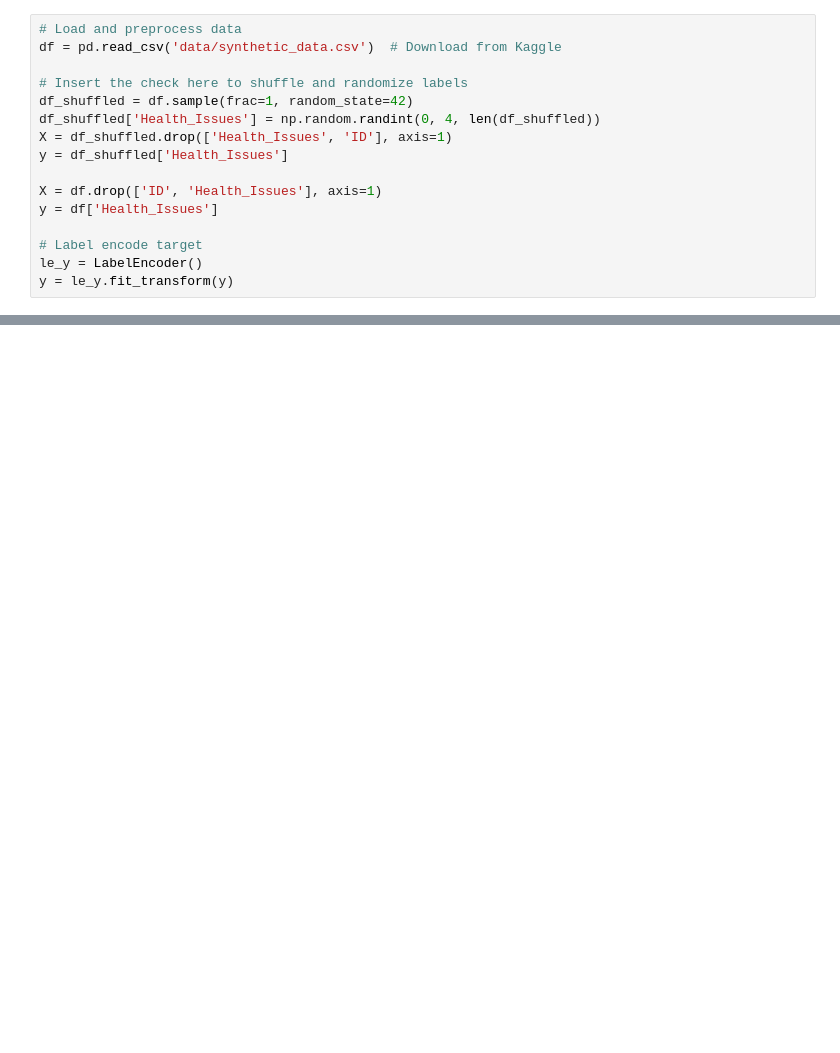
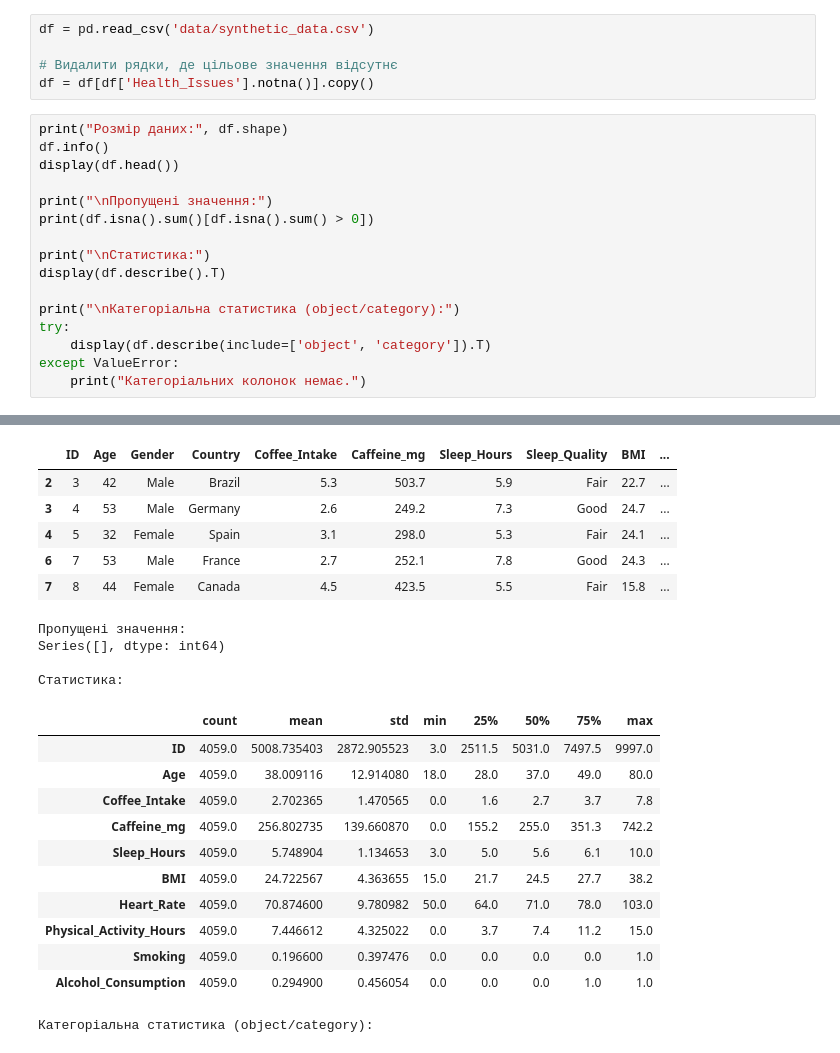
Before and after one commit to stepan-redka/ML-42-1, a Jupyter notebook: main4.ipynb, the cells around one changed output, grey strips where cells are left out. Drawn from its saved outputs; the diff is of its cells as text; blank space fills up the shorter version.

```diff
--- a/main4.ipynb
+++ b/main4.ipynb
@@ -12,16 +15,22 @@ import seaborn as sns
-# %%
-# Load and preprocess data
-df = pd.read_csv('data/synthetic_data.csv')  # Download from Kaggle
-
-# Insert the check here to shuffle and randomize labels
-df_shuffled = df.sample(frac=1, random_state=42)
-df_shuffled['Health_Issues'] = np.random.randint(0, 4, len(df_shuffled))
-X = df_shuffled.drop(['Health_Issues', 'ID'], axis=1)
-y = df_shuffled['Health_Issues']
-
-X = df.drop(['ID', 'Health_Issues'], axis=1)
-y = df['Health_Issues']
-
-# Label encode target
-le_y = LabelEncoder()
-y = le_y.fit_transform(y)
+# %%
+df = pd.read_csv('data/synthetic_data.csv')
+
+# Видалити рядки, де цільове значення відсутнє
+df = df[df['Health_Issues'].notna()].copy()
+# %%
+print("Розмір даних:", df.shape)
+df.info()
+display(df.head())
+
+print("\nПропущені значення:")
+print(df.isna().sum()[df.isna().sum() > 0])
+
+print("\nСтатистика:")
+display(df.describe().T)
+
+print("\nКатегоріальна статистика (object/category):")
+try:
+    display(df.describe(include=['object', 'category']).T)
+except ValueError:
+    print("Категоріальних колонок немає.")
+# %% [output]
@@ -27,0 +54,22 @@ y = le_y.fit_transform(y)
+|  | ID | Age | Gender | Country | Coffee_Intake | Caffeine_mg | Sleep_Hours | Sleep_Quality | BMI | ... |
+| 2 | 3 | 42 | Male | Brazil | 5.3 | 503.7 | 5.9 | Fair | 22.7 | ... |
+| 3 | 4 | 53 | Male | Germany | 2.6 | 249.2 | 7.3 | Good | 24.7 | ... |
+| 4 | 5 | 32 | Female | Spain | 3.1 | 298.0 | 5.3 | Fair | 24.1 | ... |
+| 6 | 7 | 53 | Male | France | 2.7 | 252.1 | 7.8 | Good | 24.3 | ... |
+| 7 | 8 | 44 | Female | Canada | 4.5 | 423.5 | 5.5 | Fair | 15.8 | ... |
+Пропущені значення:
+Series([], dtype: int64)
+
+Статистика:
+|  | count | mean | std | min | 25% | 50% | 75% | max |
+| ID | 4059.0 | 5008.735403 | 2872.905523 | 3.0 | 2511.5 | 5031.0 | 7497.5 | 9997.0 |
+| Age | 4059.0 | 38.009116 | 12.914080 | 18.0 | 28.0 | 37.0 | 49.0 | 80.0 |
+| Coffee_Intake | 4059.0 | 2.702365 | 1.470565 | 0.0 | 1.6 | 2.7 | 3.7 | 7.8 |
+| Caffeine_mg | 4059.0 | 256.802735 | 139.660870 | 0.0 | 155.2 | 255.0 | 351.3 | 742.2 |
+| Sleep_Hours | 4059.0 | 5.748904 | 1.134653 | 3.0 | 5.0 | 5.6 | 6.1 | 10.0 |
+| BMI | 4059.0 | 24.722567 | 4.363655 | 15.0 | 21.7 | 24.5 | 27.7 | 38.2 |
+| Heart_Rate | 4059.0 | 70.874600 | 9.780982 | 50.0 | 64.0 | 71.0 | 78.0 | 103.0 |
+| Physical_Activity_Hours | 4059.0 | 7.446612 | 4.325022 | 0.0 | 3.7 | 7.4 | 11.2 | 15.0 |
+| Smoking | 4059.0 | 0.196600 | 0.397476 | 0.0 | 0.0 | 0.0 | 0.0 | 1.0 |
+| Alcohol_Consumption | 4059.0 | 0.294900 | 0.456054 | 0.0 | 0.0 | 0.0 | 1.0 | 1.0 |
+Категоріальна статистика (object/category):
```
Also changed, not shown: parts of 28 cells of this notebook.
